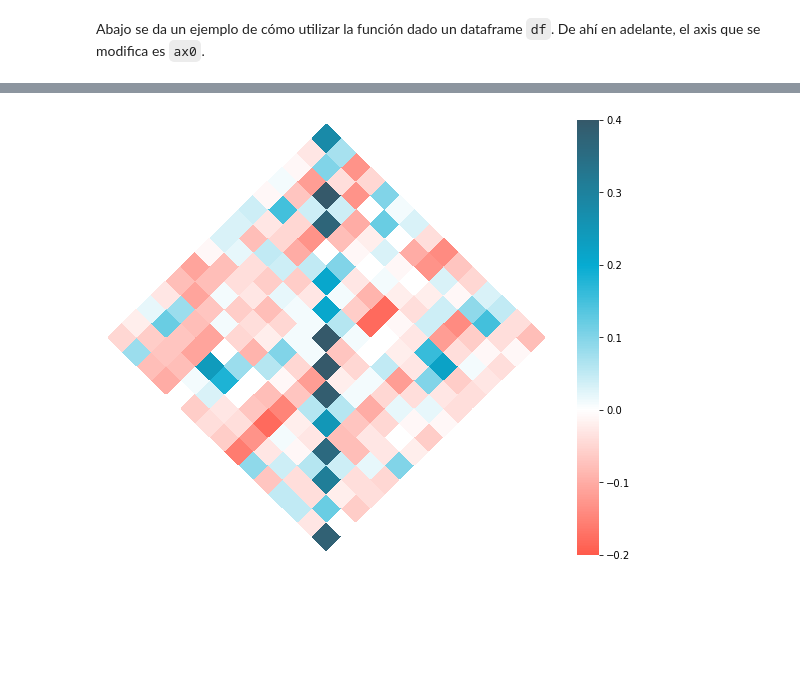
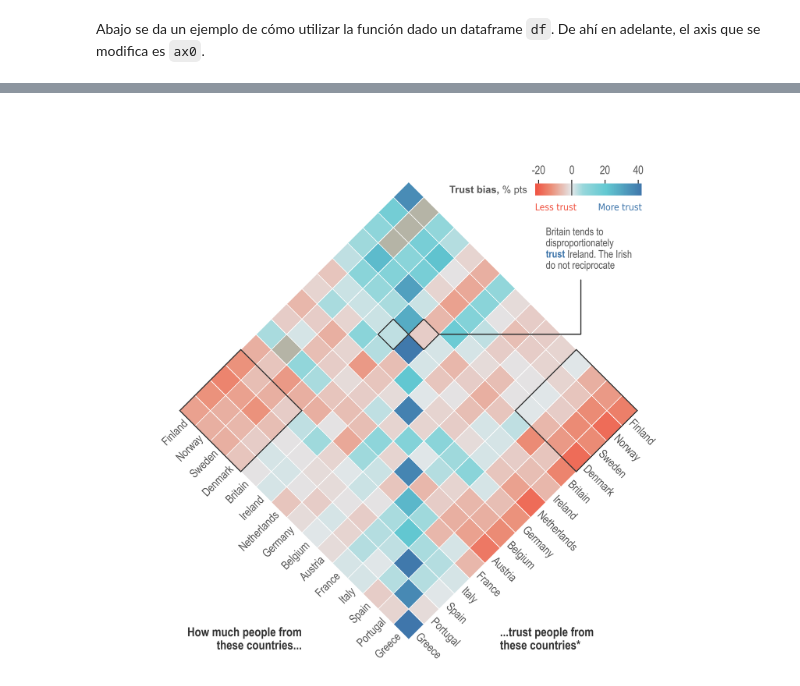
Before and after one commit to desareca/infovis-MDS_UDD, a Jupyter notebook: Tareas/Tarea 2/Tarea 2_desarollo.ipynb, the cells around one changed output, grey strips where cells are left out. Saved outputs shown, nothing was run; the diff lists cells and outputs as text; code cells hidden in the pictures; blank space fills up the shorter version.

```diff
--- a/Tareas/Tarea 2/Tarea 2_desarollo.ipynb
+++ b/Tareas/Tarea 2/Tarea 2_desarollo.ipynb
@@ -51,2 +57,4 @@ def rotate_axes(fig, rect, angle):
+# %%
+df = pd.read_csv('./data/01-behavioural-finance.csv')
 # %% [markdown]
 Abajo se da un ejemplo de cómo utilizar la función dado un dataframe `df`. De ahí en adelante, el axis que se modifica es `ax0`.
@@ -52,0 +80,8 @@ Abajo se da un ejemplo de cómo utilizar la función dado un dataframe `df`. De
+# %%
+df = df[['Origin of trust'] + paises]
+df['Origin of trust'] = pd.Categorical(df['Origin of trust'], categories=paises, ordered=True)
+df = df.sort_values('Origin of trust').drop(columns='Origin of trust')
+df.columns = df.columns.map(map_paises)
+df.index = df.columns
+df = (df*100)
+df
@@ -53,13 +153,72 @@ Abajo se da un ejemplo de cómo utilizar la función dado un dataframe `df`. De
 # %%
 # Para que esta celda pueda correr hay que definir df, crear el colormap my_gradient e importar sns
+fig, ax = plt.subplots(1,1, figsize=(10, 8), dpi=400)
 
-fig, ax = plt.subplots(1,1, figsize=(10, 8))
-
+# Rota ejes
 ax0 = rotate_axes(fig, 111,45)
 
-sns.heatmap(df, cmap=my_gradient, ax=ax0)
+# crea Heatmap
+mask = df.isna()
+hm = sns.heatmap(df, mask=mask, cmap=my_gradient, linewidths=0.5, linecolor='white', cbar=False,
+            vmin=-22, vmax=42, alpha=0.999, ax=ax0, annot=False)
+
+# Asigna xticks labels
+for t in ax0.get_xticklabels():
+    ax0.text(t.get_position()[0]-0.1, t.get_position()[1] + 0.1, t.get_text(),
+             rotation=-45, ha='left', va='top', fontsize=11, weight='light',
+             color='#555555', fontproperties=prop_arial_narrow)
+
+for t in ax0.get_yticklabels():
+    ax0.text(t.get_position()[0]+0.1, t.get_position()[1]-0.05, t.get_text(),
+             rotation=45, ha='right', va='top', fontsize=11, weight='light',
+             color='#555555', fontproperties=prop_arial_narrow)
+
+# Crea color bar
+cbar_adjust(fig, hm)
+
+# Crea recuadros
+rect_1 = patches.Rectangle((11, 0), 4, 4, linewidth=1, edgecolor='#333333', facecolor='none')
+rect_2 = patches.Rectangle((0, 11), 4, 4, linewidth=1, edgecolor='#333333', facecolor='none')
+ax0.add_patch(rect_1)
+ax0.add_patch(rect_2)
+
+sq_1 = patches.Rectangle((9, 10), 1, 1, linewidth=1, edgecolor='#333333', facecolor='none')
+sq_2 = patches.Rectangle((10, 9), 1, 1, linewidth=1, edgecolor='#333333', facecolor='none')
+ax0.add_patch(sq_1)
+ax0.add_patch(sq_2)
+
+# Crea textos parte baja
+ax0.text(3, -3, "...trust people from \nthese countries*", ha='left', va='center',
+         fontsize=12, weight=900,
+         color='#333333', fontproperties=prop_arial_narrowB)
+
+ax0.text(-3.5, 3.5, "How much people from\n    these countries...", ha='right', va='center',
+         fontsize=12, weight=900,
+         color='#333333', fontproperties=prop_arial_narrowB)
+
+# Anotaciones parte superior
+ax0.text(18, 9,
+         "Britain tends to \ndisproportionately\n         Ireland. The Irish\ndo not reciprocate",
+          ha='left', va='top', fontsize=10, weight=900,
+          color='#555555', fontproperties=prop_arial_narrow)
+ax0.text(18, 9,
+         "                 \n                  \ntrust",
+          ha='left', va='top', fontsize=10, weight=900,
+          color='#3F76AB', fontproperties=prop_arial_narrowB)
+ax0.annotate(
+    #'Britain tends to \ndisproportionately\ntrust Ireland. The Irish\ndo not reciprocate',  # Texto de la anotación
+    '',
+    xy=(10.95, 9.05),
+    xytext=(17.5, 6.2),
+    arrowprops=dict(
+        arrowstyle="-",  # Solo una línea sin flecha
+        connectionstyle="angle,angleA=90,angleB=0,rad=0",  # Línea en forma de L
+        color='#333333'
+    )
+)
+
 ax.set_axis_off()
-
+# plt.tight_layout()
 plt.show()
 # %% [output]
-[figure, old version]
+[figure, new version]
```
Also changed, not shown: parts of 16 cells of this notebook, 34 other files.
